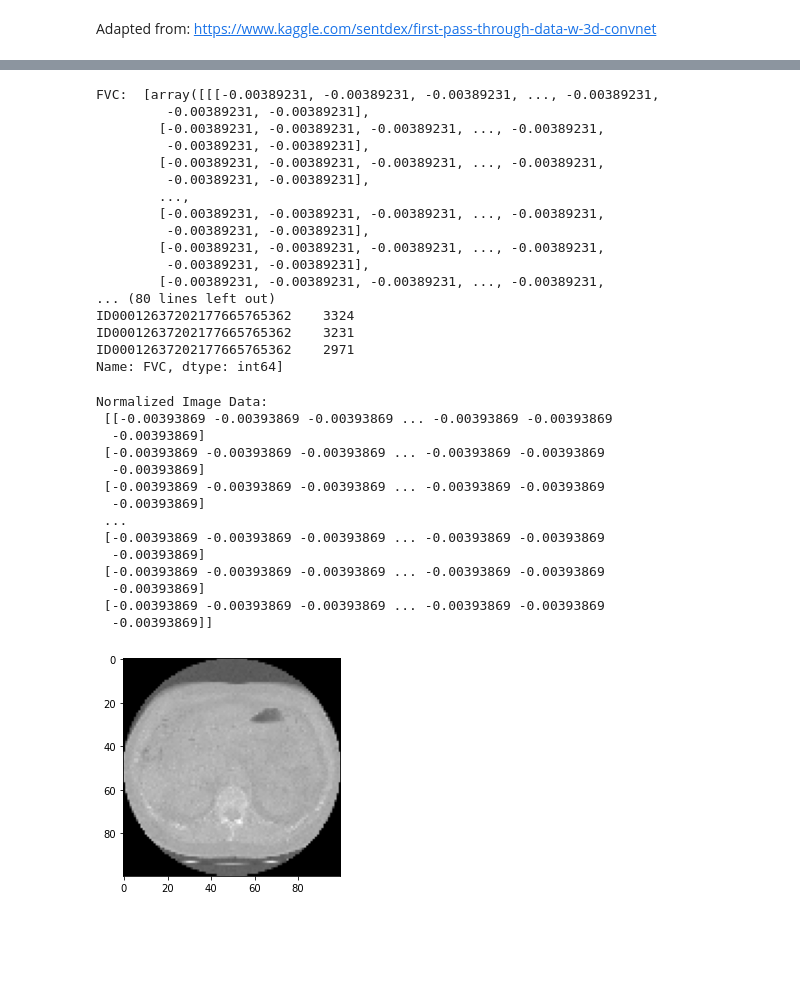
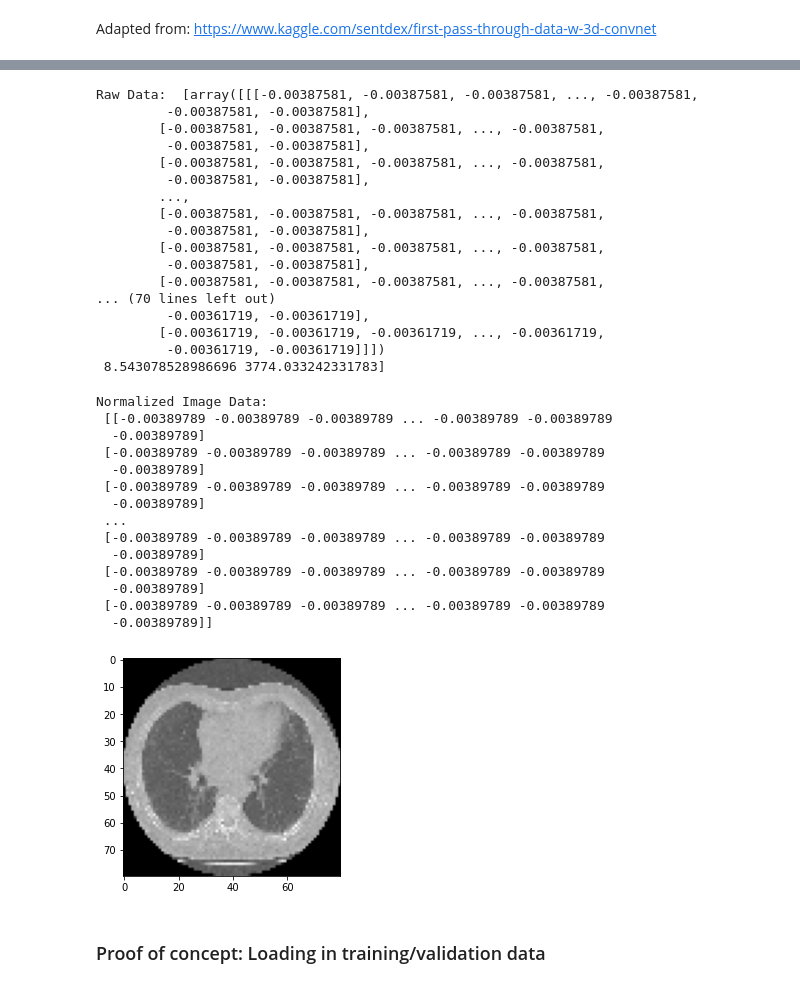
Before and after one commit to BrendosaurusRex/machine-learning-exigence, a Jupyter notebook: data_preprocessing.ipynb, the cells around one changed output, grey strips where cells are left out. Cells and saved outputs as stored; diff of their text form; code cells hidden in the pictures; blank space fills up the shorter version.

```diff
--- a/data_preprocessing.ipynb
+++ b/data_preprocessing.ipynb
@@ -168,43 +180,45 @@ Proof of Save/Load states:
 """
 images = np.load(SAVE_FILE, allow_pickle=True)
 # %%
-print("FVC: ", images[3])
+print("Raw Data: ", images[3])
 # %% [output]
-FVC:  [array([[[-0.00389231, -0.00389231, -0.00389231, ..., -0.00389231,
-         -0.00389231, -0.00389231],
-        [-0.00389231, -0.00389231, -0.00389231, ..., -0.00389231,
-         -0.00389231, -0.00389231],
-        [-0.00389231, -0.00389231, -0.00389231, ..., -0.00389231,
-         -0.00389231, -0.00389231],
+Raw Data:  [array([[[-0.00387581, -0.00387581, -0.00387581, ..., -0.00387581,
+         -0.00387581, -0.00387581],
+        [-0.00387581, -0.00387581, -0.00387581, ..., -0.00387581,
+         -0.00387581, -0.00387581],
+        [-0.00387581, -0.00387581, -0.00387581, ..., -0.00387581,
+         -0.00387581, -0.00387581],
         ...,
-        [-0.00389231, -0.00389231, -0.00389231, ..., -0.00389231,
-         -0.00389231, -0.00389231],
-        [-0.00389231, -0.00389231, -0.00389231, ..., -0.00389231,
-         -0.00389231, -0.00389231],
-        [-0.00389231, -0.00389231, -0.00389231, ..., -0.00389231,
-... (80 lines left out)
-ID00012637202177665765362    3324
-ID00012637202177665765362    3231
-ID00012637202177665765362    2971
-Name: FVC, dtype: int64]
+        [-0.00387581, -0.00387581, -0.00387581, ..., -0.00387581,
+         -0.00387581, -0.00387581],
+        [-0.00387581, -0.00387581, -0.00387581, ..., -0.00387581,
+         -0.00387581, -0.00387581],
+        [-0.00387581, -0.00387581, -0.00387581, ..., -0.00387581,
+... (70 lines left out)
+         -0.00361719, -0.00361719],
+        [-0.00361719, -0.00361719, -0.00361719, ..., -0.00361719,
+         -0.00361719, -0.00361719]]])
+ 8.543078528986696 3774.033242331783]
 # %%
 print("Normalized Image Data:\n", images[3,0][1])
 plt.figure()
-plt.imshow(images[3,0][1], cmap='gray')
+plt.imshow(images[3,0][25], cmap='gray')
 plt.show()
 # %% [output]
 Normalized Image Data:
- [[-0.00393869 -0.00393869 -0.00393869 ... -0.00393869 -0.00393869
-  -0.00393869]
- [-0.00393869 -0.00393869 -0.00393869 ... -0.00393869 -0.00393869
-  -0.00393869]
- [-0.00393869 -0.00393869 -0.00393869 ... -0.00393869 -0.00393869
-  -0.00393869]
+ [[-0.00389789 -0.00389789 -0.00389789 ... -0.00389789 -0.00389789
+  -0.00389789]
+ [-0.00389789 -0.00389789 -0.00389789 ... -0.00389789 -0.00389789
+  -0.00389789]
+ [-0.00389789 -0.00389789 -0.00389789 ... -0.00389789 -0.00389789
+  -0.00389789]
  ...
- [-0.00393869 -0.00393869 -0.00393869 ... -0.00393869 -0.00393869
-  -0.00393869]
- [-0.00393869 -0.00393869 -0.00393869 ... -0.00393869 -0.00393869
-  -0.00393869]
- [-0.00393869 -0.00393869 -0.00393869 ... -0.00393869 -0.00393869
-  -0.00393869]]
+ [-0.00389789 -0.00389789 -0.00389789 ... -0.00389789 -0.00389789
+  -0.00389789]
+ [-0.00389789 -0.00389789 -0.00389789 ... -0.00389789 -0.00389789
+  -0.00389789]
+ [-0.00389789 -0.00389789 -0.00389789 ... -0.00389789 -0.00389789
+  -0.00389789]]
-[figure, old version]
+[figure, new version]
+# %% [markdown]
+### Proof of concept: Loading in training/validation data
```
Also changed, not shown: parts of 7 cells of this notebook.
